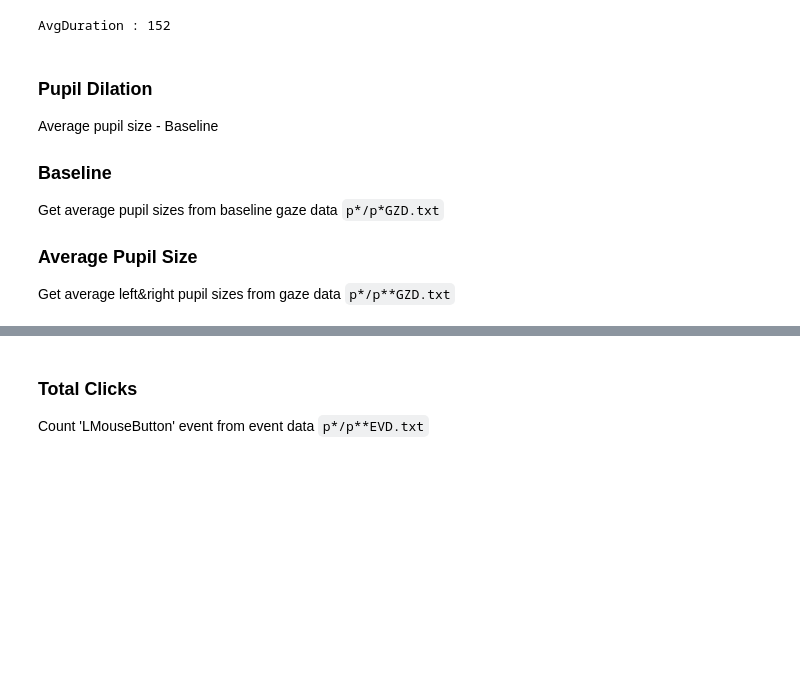
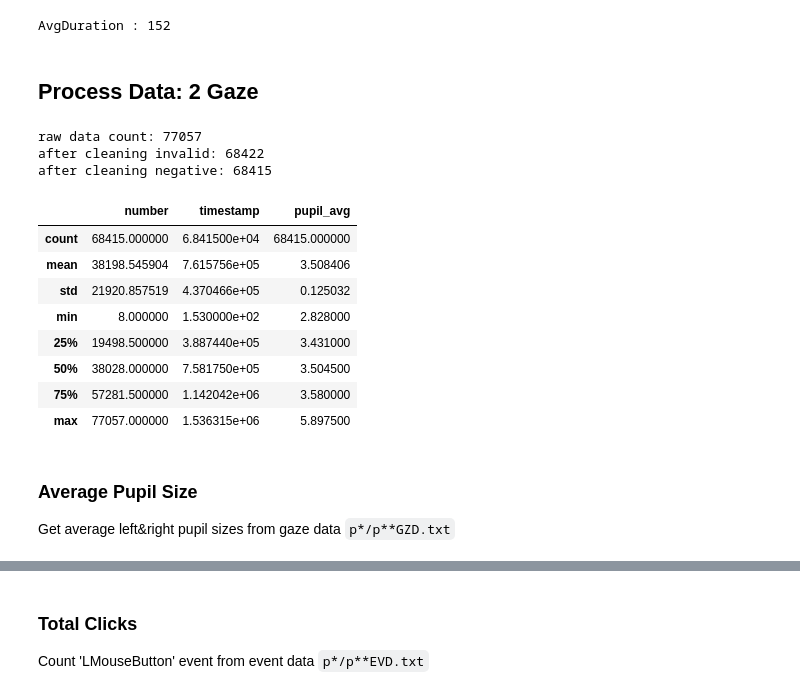
Before and after one commit to Lazer7/Eye_Visualization, a Jupyter notebook: Data/overview_data/overview_data_processor.ipynb, the cells around one changed output, grey strips where cells are left out. Drawn from its saved outputs; the diff is of its cells as text; code cells hidden in the pictures; blank space fills up the shorter version.

```diff
--- a/Data/overview_data/overview_data_processor.ipynb
+++ b/Data/overview_data/overview_data_processor.ipynb
@@ -283,12 +287,66 @@ AvgDuration = getAvgDuration(p1_treeFXD_df)
 print ("AvgDuration :", AvgDuration)
 # %% [output]
 AvgDuration : 152
+# %% [markdown]
+## Process Data: 2 Gaze
+# %%
+# Function to pre-process gaze data dataframe
+def prepGZD(gzdf):
+    gzdf.rename(columns ={0:'timestamp',
+                     1: 'number',
+                     2: 'screen_x_left',
+                     3: 'screen_y_left',
+                     4: 'cam_x_left',
+                     5:'cam_y_left',
+                     6:'distance_left',
+                     7:'pupil_left',
+                     8:'code_left',
+                    9:'screen_x_right',
+                    10:'screen_y_right',
+                    11:'cam_x_rigth',
+                    12:'cam_y_right',
+                    13:'distance_right',
+                    14:'pupil_right',
+                    15:'code_right'}, inplace = True)
+    # clean invalid data (only keep valid ones) based on validity code
+    print ('raw data count:', len(gzdf.index))
+    gzdf = gzdf.loc[((gzdf['code_left'] == 0) & (gzdf['code_right'] == 0))]
+    print ('after cleaning invalid:', len(gzdf.index))
+
+    # clean negative pupil size (only keep positive pupil size)
+    gzdf = gzdf.loc[((gzdf['pupil_left'] > 0) & (gzdf['pupil_right'] > 0))]
+    print ('after cleaning negative:', len(gzdf.index))
+
+    # drop validity code columns
+
+    # add new column for average left&right pupil size
+    gzdf['pupil_avg'] = gzdf[['pupil_left','pupil_right']].mean(axis=1)
+
+    # drop unnecessary columns (only keep useful columns)
+    gzdf = gzdf[['number','timestamp','pupil_avg']]
+
+    return gzdf
+# %%
+# process pupil size data
+p1_treeGZD_df = pd.read_csv(dirPath+"p1/p1.treeGZD.txt", sep = "\t", header=None)
+# p1_treeGZD_df.head()
+
+p1_treeGZD_df = prepGZD(p1_treeGZD_df)
+# p1_treeGZD_df.head()
+p1_treeGZD_df.describe()
+# %% [output]
+raw data count: 77057
+after cleaning invalid: 68422
+after cleaning negative: 68415
+|  | number | timestamp | pupil_avg |
+| count | 68415.000000 | 6.841500e+04 | 68415.000000 |
+| mean | 38198.545904 | 7.615756e+05 | 3.508406 |
+| std | 21920.857519 | 4.370466e+05 | 0.125032 |
+| min | 8.000000 | 1.530000e+02 | 2.828000 |
+| 25% | 19498.500000 | 3.887440e+05 | 3.431000 |
+| 50% | 38028.000000 | 7.581750e+05 | 3.504500 |
+| 75% | 57281.500000 | 1.142042e+06 | 3.580000 |
+| max | 77057.000000 | 1.536315e+06 | 5.897500 |
 # %% [markdown]
-### Pupil Dilation
-Average pupil size - Baseline
-
-### Baseline
-Get average pupil sizes from baseline gaze data `p*/p*GZD.txt`
-
 ### Average Pupil Size
 Get average left&right pupil sizes from gaze data `p*/p**GZD.txt`
```
Also changed, not shown: parts of 21 cells of this notebook.
